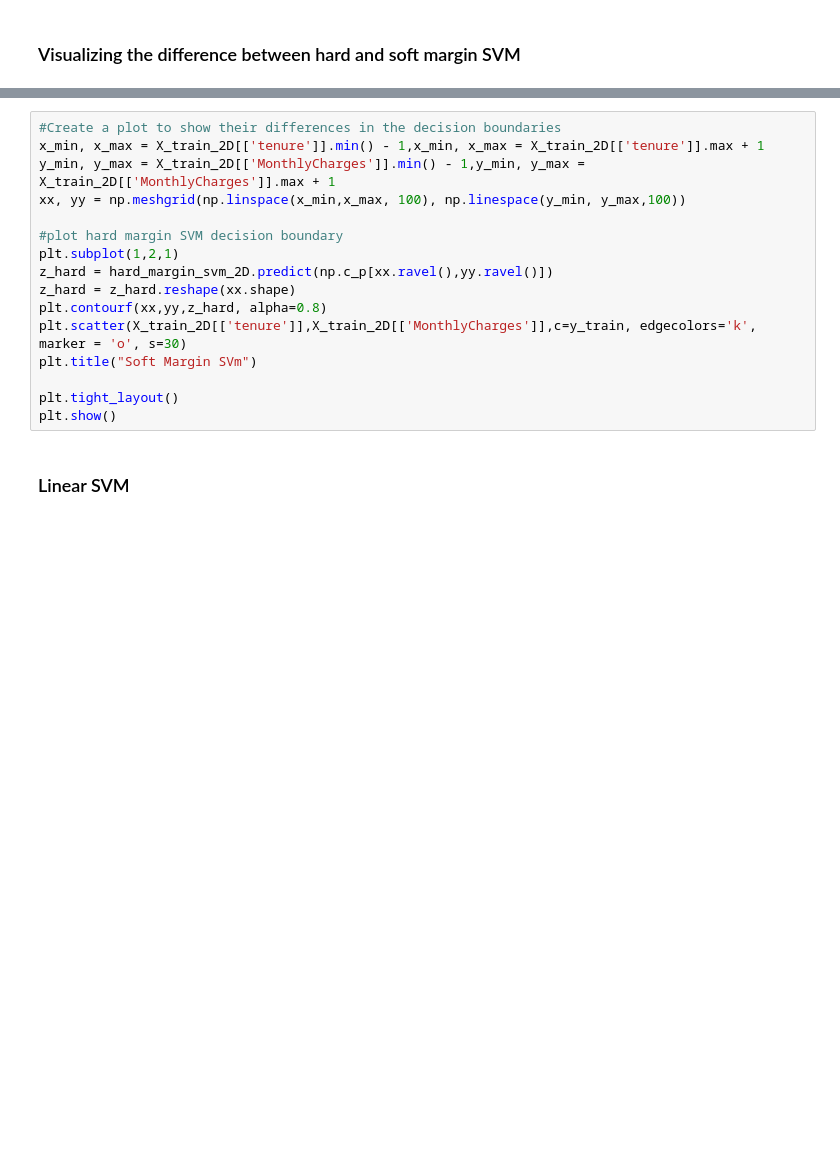
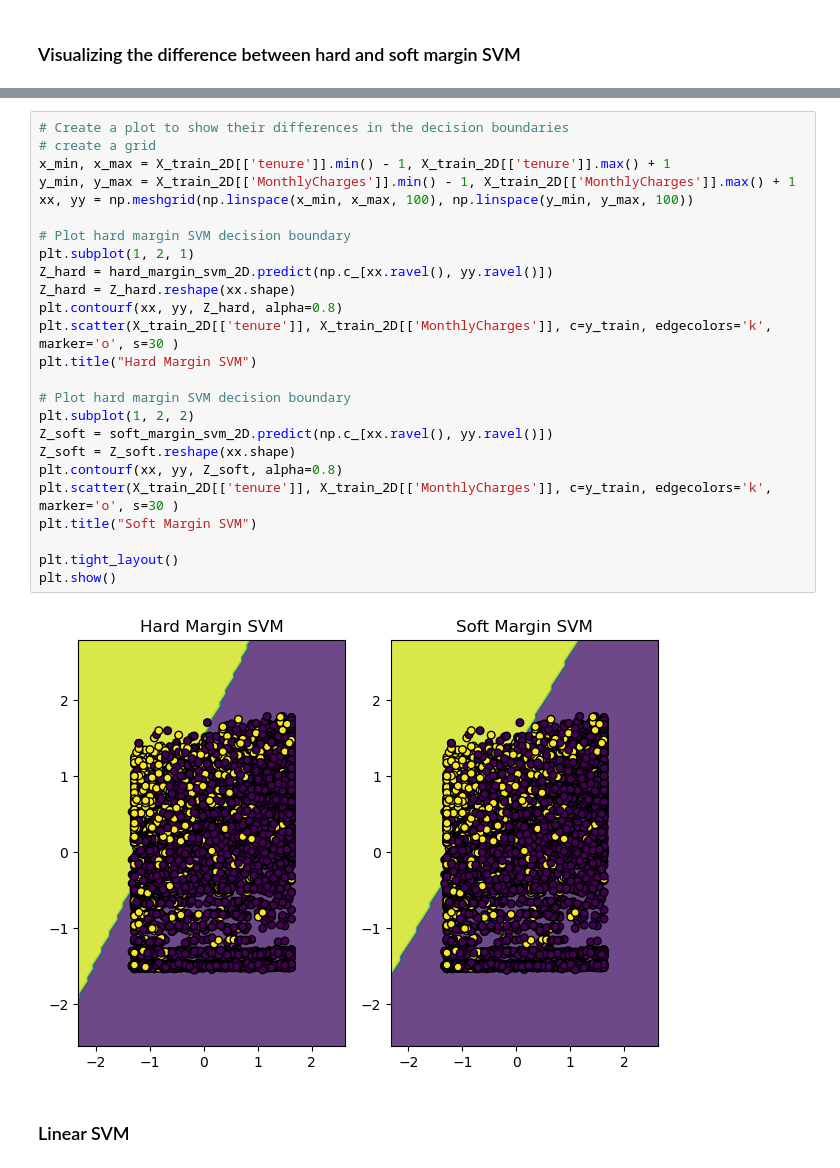
Before and after one commit to LucasChaney/CMPSCI4342, a Jupyter notebook: Activity_4/Activity_6.ipynb, the cells around one changed output, grey strips where cells are left out. Cells and saved outputs as stored; diff of their text form; blank space fills up the shorter version.

```diff
--- a/Activity_4/Activity_6.ipynb
+++ b/Activity_4/Activity_6.ipynb
@@ -155,19 +171,30 @@ soft_margin_svm_2D.fit(X_train_2D,y_train)
 # %%
-#Create a plot to show their differences in the decision boundaries
-x_min, x_max = X_train_2D[['tenure']].min() - 1,x_min, x_max = X_train_2D[['tenure']].max + 1
-y_min, y_max = X_train_2D[['MonthlyCharges']].min() - 1,y_min, y_max = X_train_2D[['MonthlyCharges']].max + 1
-xx, yy = np.meshgrid(np.linspace(x_min,x_max, 100), np.linespace(y_min, y_max,100))
+# Create a plot to show their differences in the decision boundaries
+# create a grid
+x_min, x_max = X_train_2D[['tenure']].min() - 1, X_train_2D[['tenure']].max() + 1
+y_min, y_max = X_train_2D[['MonthlyCharges']].min() - 1, X_train_2D[['MonthlyCharges']].max() + 1
+xx, yy = np.meshgrid(np.linspace(x_min, x_max, 100), np.linspace(y_min, y_max, 100))
 
-#plot hard margin SVM decision boundary
-plt.subplot(1,2,1)
-z_hard = hard_margin_svm_2D.predict(np.c_p[xx.ravel(),yy.ravel()])
-z_hard = z_hard.reshape(xx.shape)
-plt.contourf(xx,yy,z_hard, alpha=0.8)
-plt.scatter(X_train_2D[['tenure']],X_train_2D[['MonthlyCharges']],c=y_train, edgecolors='k', marker = 'o', s=30)
-plt.title("Soft Margin SVm")
+# Plot hard margin SVM decision boundary
+plt.subplot(1, 2, 1)
+Z_hard = hard_margin_svm_2D.predict(np.c_[xx.ravel(), yy.ravel()])
+Z_hard = Z_hard.reshape(xx.shape)
+plt.contourf(xx, yy, Z_hard, alpha=0.8)
+plt.scatter(X_train_2D[['tenure']], X_train_2D[['MonthlyCharges']], c=y_train, edgecolors='k', marker='o', s=30 )
+plt.title("Hard Margin SVM")
+
+# Plot hard margin SVM decision boundary
+plt.subplot(1, 2, 2)
+Z_soft = soft_margin_svm_2D.predict(np.c_[xx.ravel(), yy.ravel()])
+Z_soft = Z_soft.reshape(xx.shape)
+plt.contourf(xx, yy, Z_soft, alpha=0.8)
+plt.scatter(X_train_2D[['tenure']], X_train_2D[['MonthlyCharges']], c=y_train, edgecolors='k', marker='o', s=30 )
+plt.title("Soft Margin SVM")
 
 plt.tight_layout()
 plt.show()
+# %% [output]
+[figure, added]
 # %% [markdown]
 ### Linear SVM
 # %%
```
Also changed, not shown: parts of 14 cells of this notebook.
